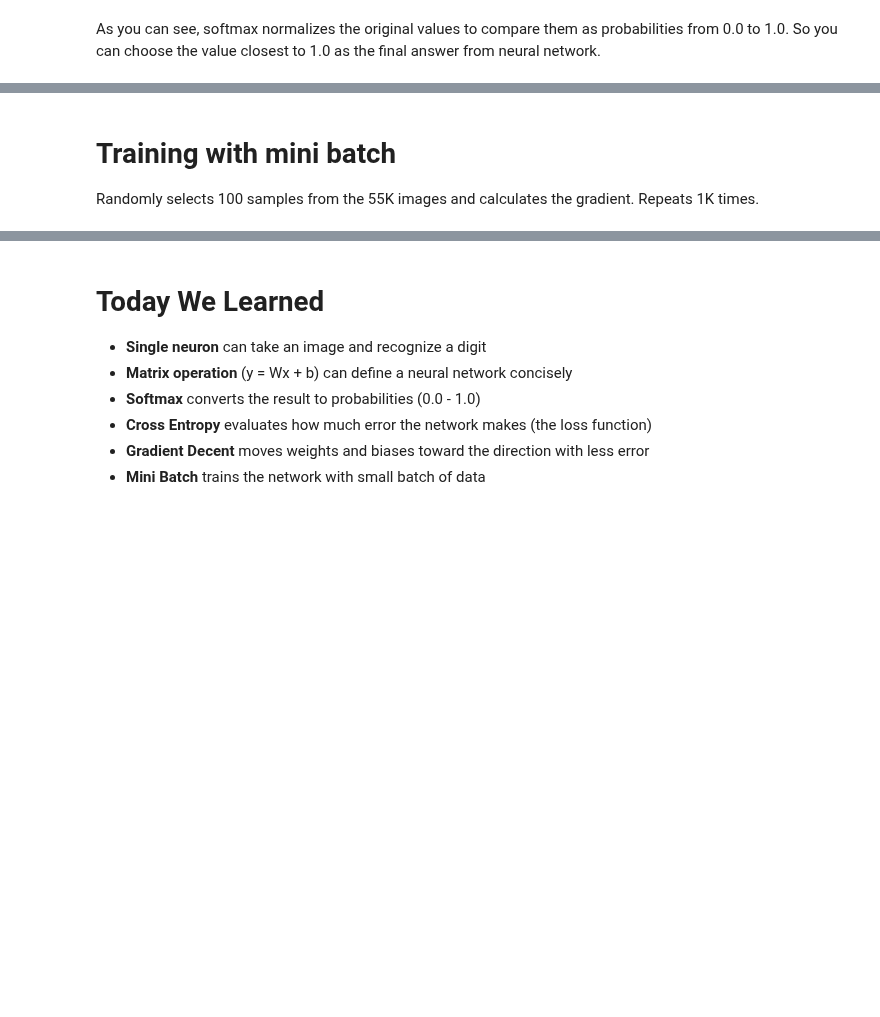
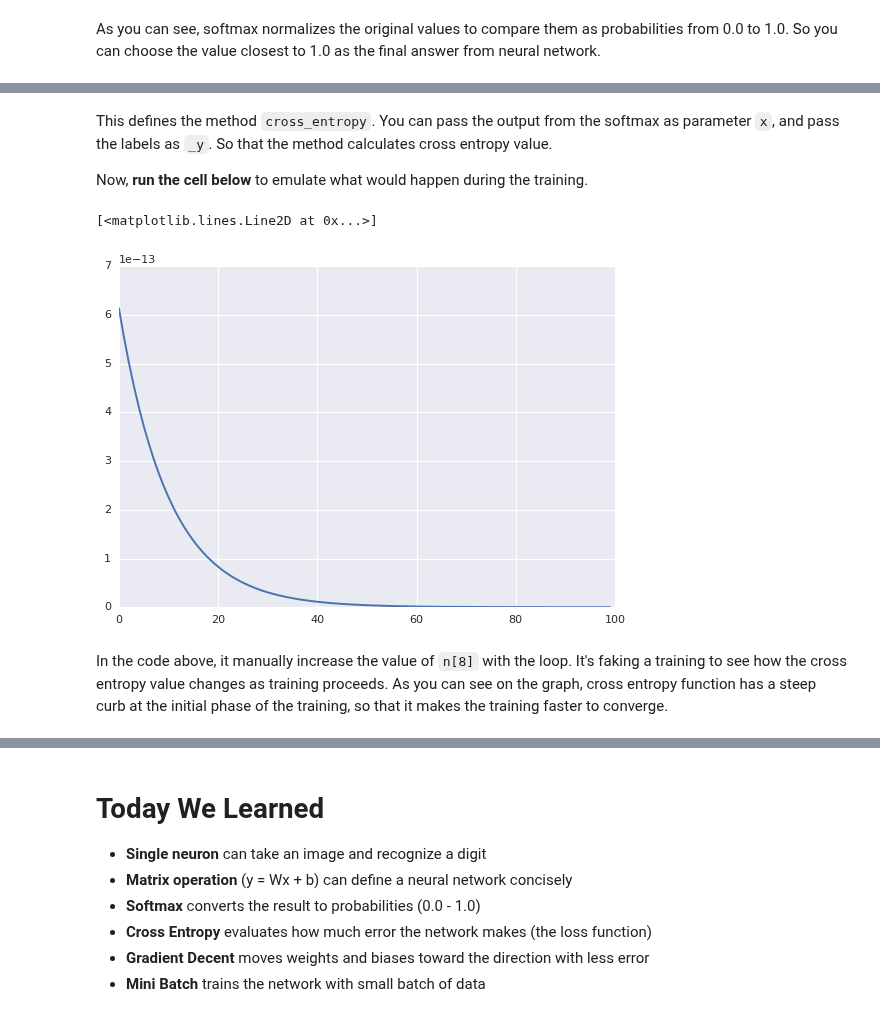
Before and after one commit to chakas/TensorFlow-for-absolute-beginners, a Jupyter notebook: 4. Classify MNIST images with TensorFlow.ipynb, the cells around one changed output, grey strips where cells are left out. Drawn from its saved outputs; the diff is of its cells as text; code cells hidden in the pictures; blank space fills up the shorter version.

```diff
--- a/4. Classify MNIST images with TensorFlow.ipynb
+++ b/4. Classify MNIST images with TensorFlow.ipynb
@@ -238,14 +261,16 @@ plt.bar(i, labels)
+# %% [markdown]
+This defines the method `cross_entropy`. You can pass the output from the softmax as parameter `x`, and pass the labels as `_y`. So that the method calculates cross entropy value.
+
+Now, **run the cell below** to emulate what would happen during the training.
 # %%
-def cross_entropy(values, labels):
-  return -np.sum(labels * np.log(values))
-
 # simulate the training
-x_ents = []
+cross_ent = []
 for i in range(0, 100):
-  x_ents.append(cross_entropy(softmax(n), label))
+  cross_ent.append(cross_entropy(softmax(n), label))
   n[8] += 0.1
-plt.plot(x_ents)
+plt.plot(cross_ent)
+# %% [output]
+[<matplotlib.lines.Line2D at 0x...>]
+[figure, added]
-# %% [markdown]
-# Training with mini batch
-
-Randomly selects 100 samples from the 55K images and calculates the gradient. Repeats 1K times.
+# %% [markdown]
+In the code above, it manually increase the value of `n[8]` with the loop. It's faking a training to see how the cross entropy value changes as training proceeds. As you can see on the graph, cross entropy function has a steep curb at the initial phase of the training, so that it makes the training faster to converge.
```
Also changed, not shown: parts of 22 cells of this notebook.
